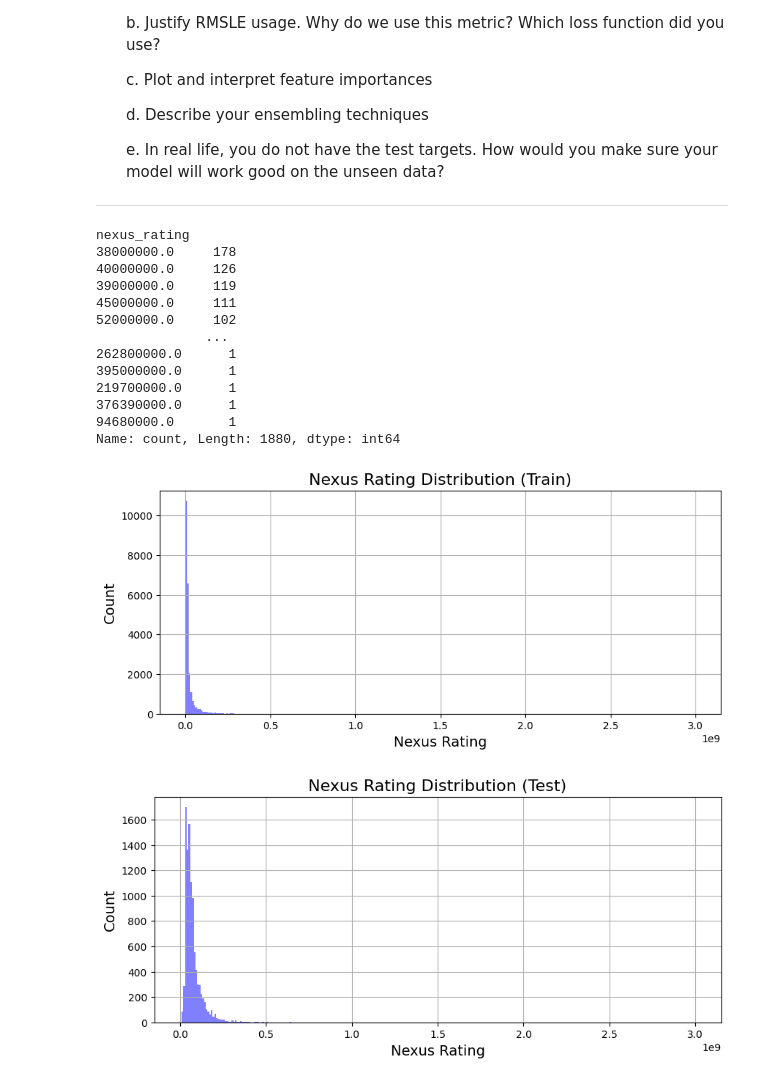
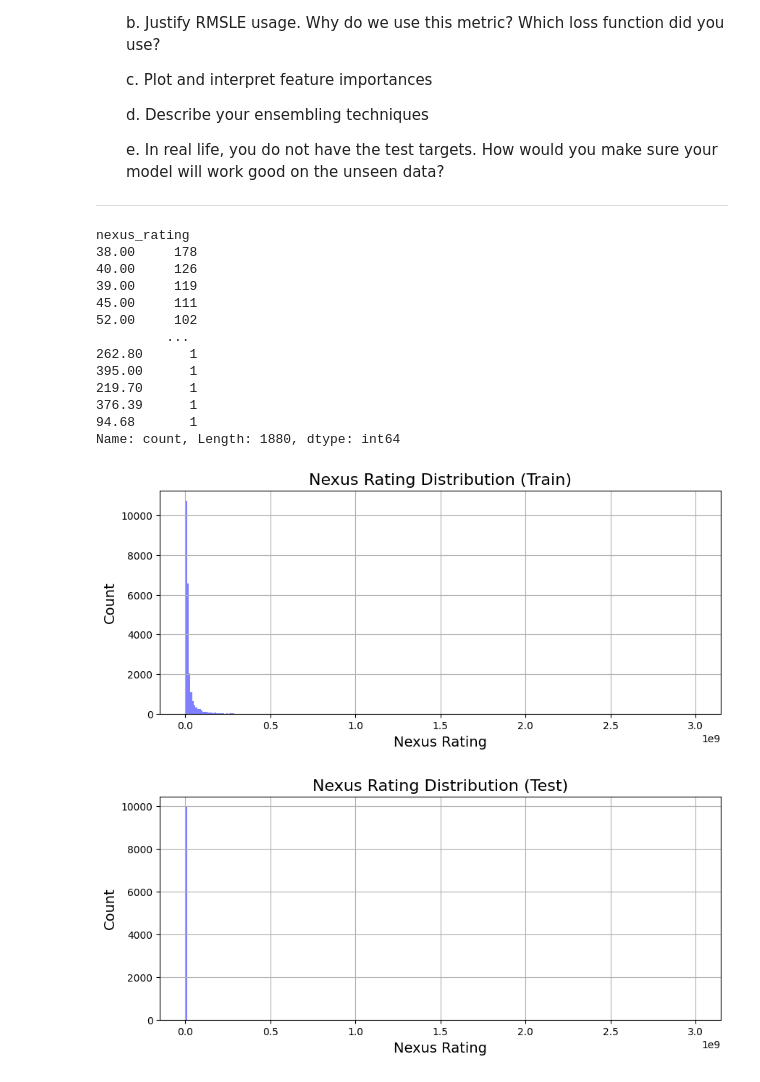
Before and after one commit to Eoely/TDT4172, a Jupyter notebook: a1/final.ipynb, the cells around one changed output. Drawn from its saved outputs; the diff is of its cells as text; code cells hidden in the pictures.

```diff
--- a/a1/final.ipynb
+++ b/a1/final.ipynb
@@ -42,36 +42,36 @@ test = pd.read_csv('final_mission_test.csv')
 # %%
 fig, ax = plt.subplots(1, 1, figsize=(10, 4))
 train['nexus_rating'].hist(bins=300, ax=ax, color='blue', alpha=0.5, label='Train Target Distributuon', range=[0, 3 * 10**9])
 ax.set_title('Nexus Rating Distribution (Train)', fontsize=16)
 ax.set_xlabel('Nexus Rating', fontsize=14)
 ax.set_ylabel('Count', fontsize=14)
 
 fig, ax = plt.subplots(1, 1, figsize=(10, 4))
-test['nexus_rating'] = test['nexus_rating'] * 10**6 # Or maybe 6
+# test['nexus_rating'] = test['nexus_rating'] * 10**6 # Or maybe 6
 # test['nexus_rating'] = np.log1p((test['nexus_rating']**2) * 4000)
 # train['nexus_rating'] = np.log1p(train['nexus_rating'])
 test['nexus_rating'].hist(bins=300, ax=ax, color='blue', alpha=0.5, label='Train Target Distributuon', range=[0, 3 * 10**9])
 ax.set_title('Nexus Rating Distribution (Test)', fontsize=16)
 ax.set_xlabel('Nexus Rating', fontsize=14)
 ax.set_ylabel('Count', fontsize=14)
 
 test['nexus_rating'].value_counts()
 # %% [output]
 nexus_rating
-38000000.0     178
-40000000.0     126
-39000000.0     119
-45000000.0     111
-52000000.0     102
-              ...
-262800000.0      1
-395000000.0      1
-219700000.0      1
-376390000.0      1
-94680000.0       1
+38.00     178
+40.00     126
+39.00     119
+45.00     111
+52.00     102
+         ...
+262.80      1
+395.00      1
+219.70      1
+376.39      1
+94.68       1
 Name: count, Length: 1880, dtype: int64
 [figure]
-[figure, old version]
+[figure, new version]
 # %%
 from sklearn.metrics import mean_squared_log_error
 
```
Also changed, not shown: parts of 4 cells of this notebook.
